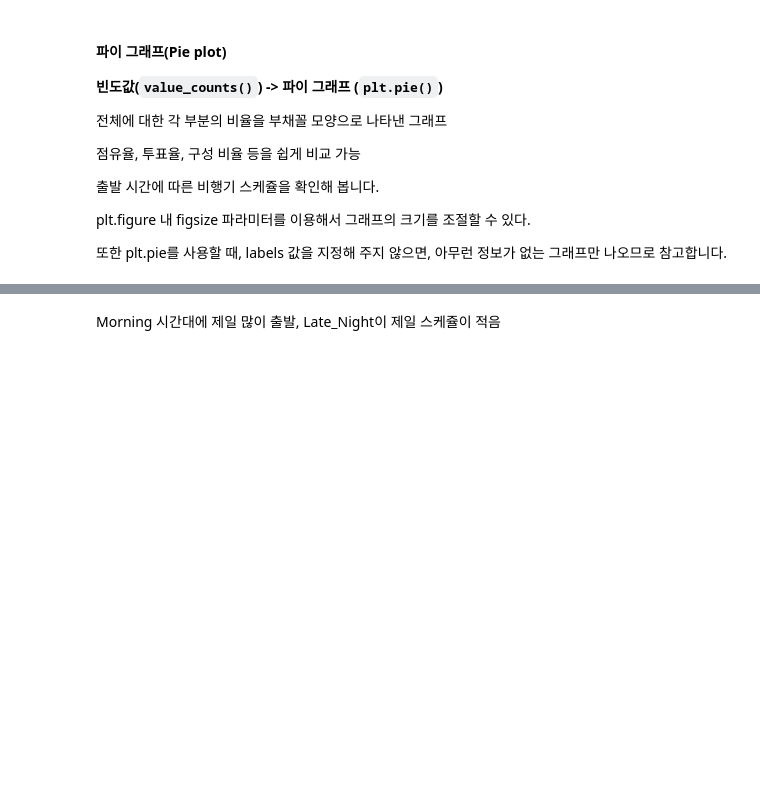
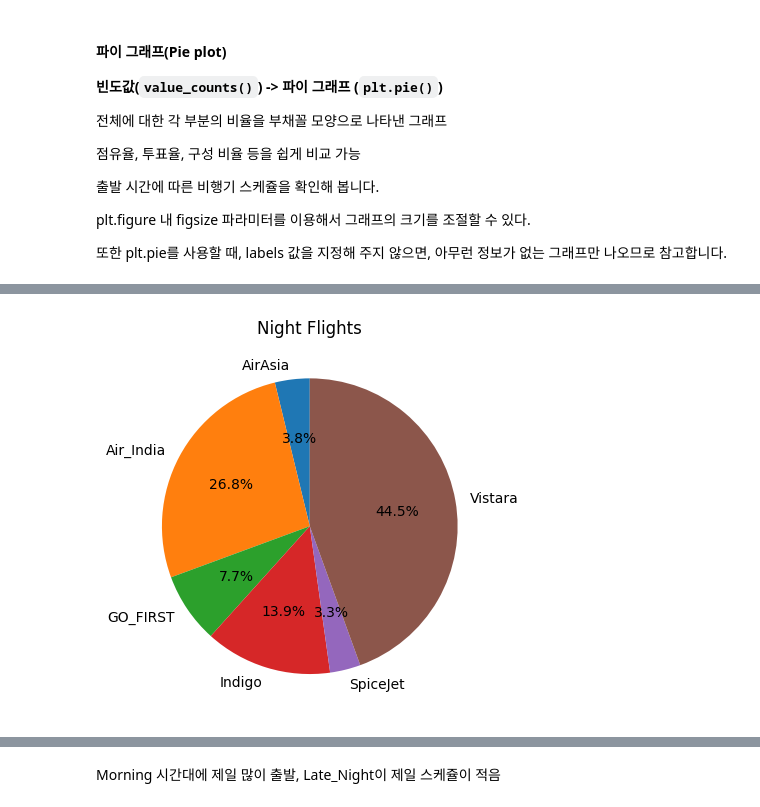
Before and after one commit to youse0ng/AICE_, a Jupyter notebook: AICE_05_데이터이해하기.ipynb, the cells around one changed output, grey strips where cells are left out. Saved outputs shown, nothing was run; the diff lists cells and outputs as text; code cells hidden in the pictures; blank space fills up the shorter version.

```diff
--- a/AICE_05_데이터이해하기.ipynb
+++ b/AICE_05_데이터이해하기.ipynb
@@ -249,0 +494,9 @@ plt.show()
+# %%
+airline_night=pd.crosstab(df['airline'],df['arrival_time'])
+airline_night=airline_night.loc[airline_night.index,'Night']
+plt.figure()
+plt.pie(airline_night,labels=airline_night.index,autopct='%.1f%%',startangle=90,)
+plt.title('Night Flights')
+plt.show()
+# %% [output]
+[figure, added]
```
Also changed, not shown: parts of 42 cells of this notebook.
